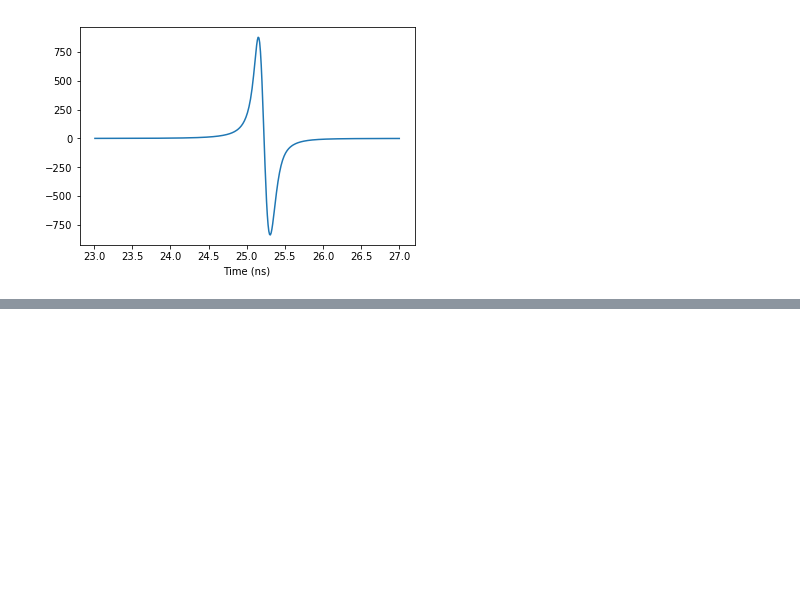
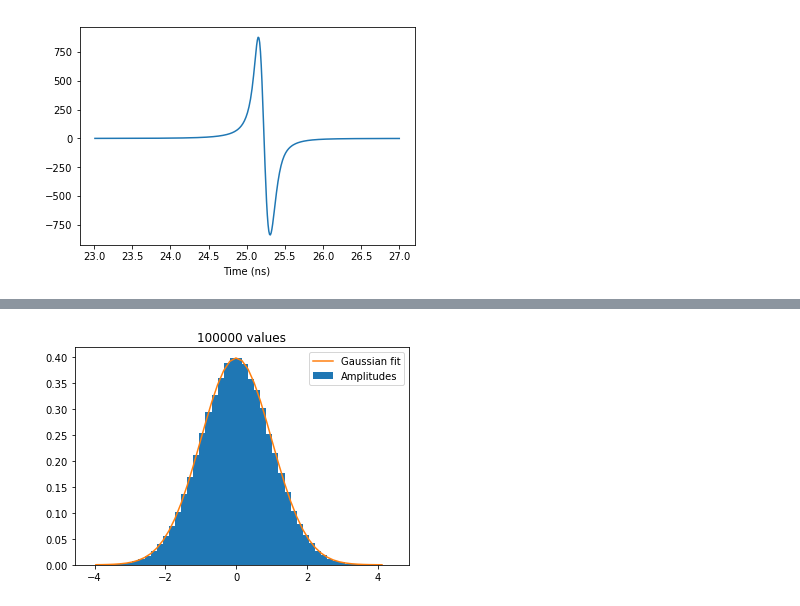
Before and after one commit to bhokansonfasig/pyrex, a Jupyter notebook: Visual Tests.ipynb, the cells around one changed output, grey strips where cells are left out. Drawn from its saved outputs; the diff is of its cells as text; code cells hidden in the pictures; blank space fills up the shorter version.

```diff
--- a/Visual Tests.ipynb
+++ b/Visual Tests.ipynb
@@ -217,0 +254,9 @@ print(max(ask.values))
+# %%
+hist = plt.hist(long_noise.values, bins=50, normed=True, label="Amplitudes")
+std_norm = lambda x: np.exp(-x**2 / 2) / np.sqrt(2*np.pi)
+plt.plot(hist[1][1:-2], [std_norm(x) for x in hist[1][1:-2]], label="Gaussian fit")
+plt.title(str(len(long_noise.values))+" values")
+plt.legend()
+plt.show()
+# %% [output]
+[figure, added]
```
Also changed, not shown: parts of 7 cells of this notebook.
